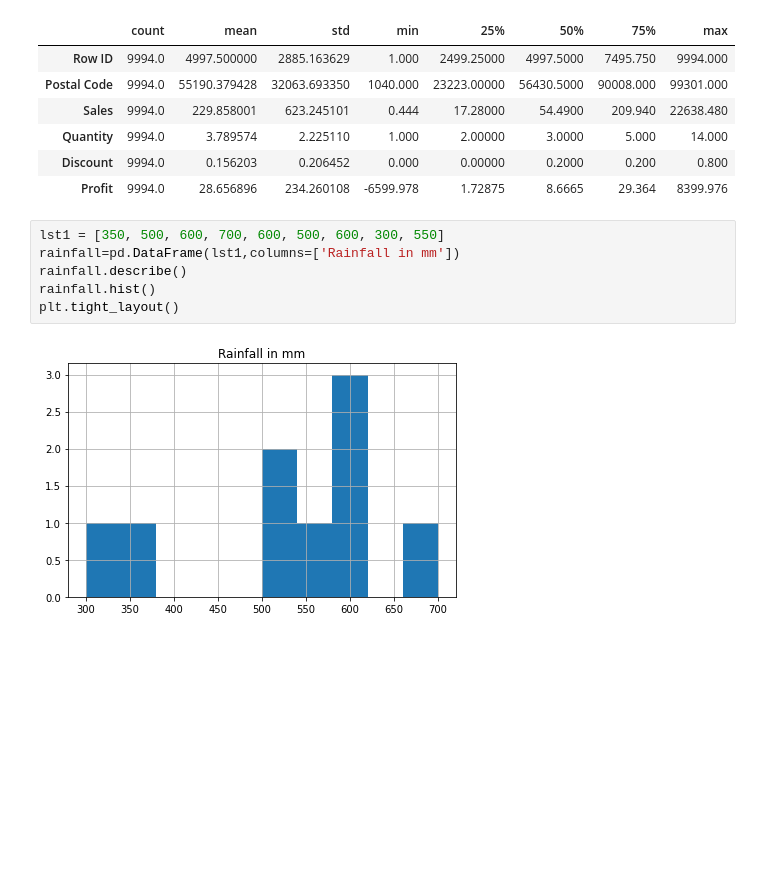
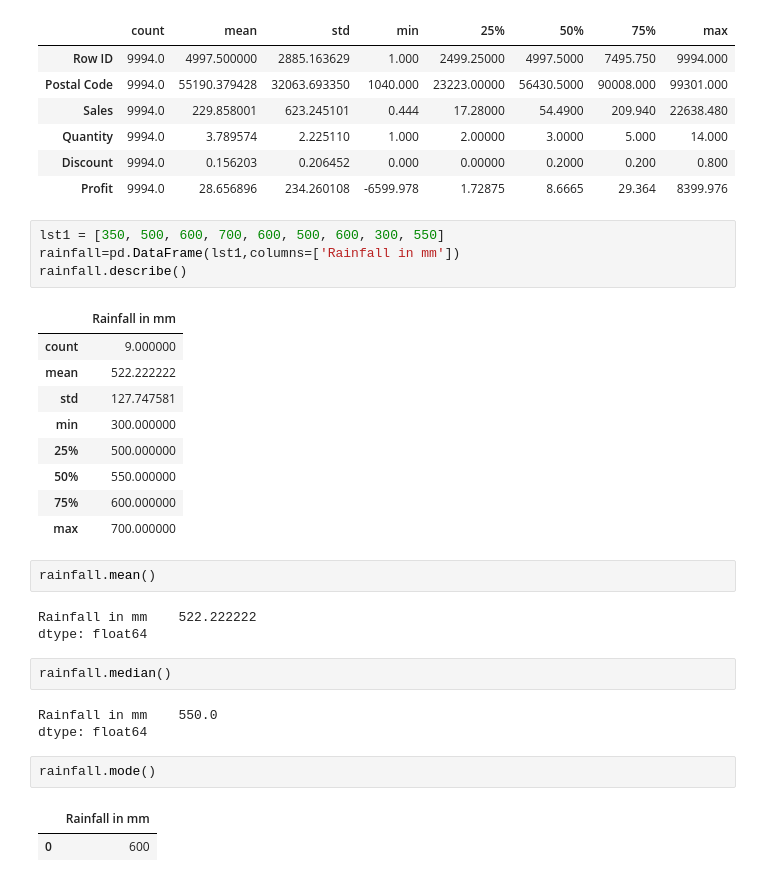
Before and after one commit to gsindhu455/PythonProgramming, a Jupyter notebook: Campus_placement.ipynb, the cells around one changed output. Drawn from its saved outputs; the diff is of its cells as text; blank space fills up the shorter version.

```diff
--- a/Campus_placement.ipynb
+++ b/Campus_placement.ipynb
@@ -179,8 +179,29 @@ store.describe().transpose()
 # %%
 lst1 = [350, 500, 600, 700, 600, 500, 600, 300, 550]
 rainfall=pd.DataFrame(lst1,columns=['Rainfall in mm'])
 rainfall.describe()
-rainfall.hist()
-plt.tight_layout()
 # %% [output]
-[figure, removed]
+|  | Rainfall in mm |
+| count | 9.000000 |
+| mean | 522.222222 |
+| std | 127.747581 |
+| min | 300.000000 |
+| 25% | 500.000000 |
+| 50% | 550.000000 |
+| 75% | 600.000000 |
+| max | 700.000000 |
+# %%
+rainfall.mean()
+# %% [output]
+Rainfall in mm    522.222222
+dtype: float64
+# %%
+rainfall.median()
+# %% [output]
+Rainfall in mm    550.0
+dtype: float64
+# %%
+rainfall.mode()
+# %% [output]
+|  | Rainfall in mm |
+| 0 | 600 |
```
Also changed, not shown: parts of 6 cells of this notebook.
